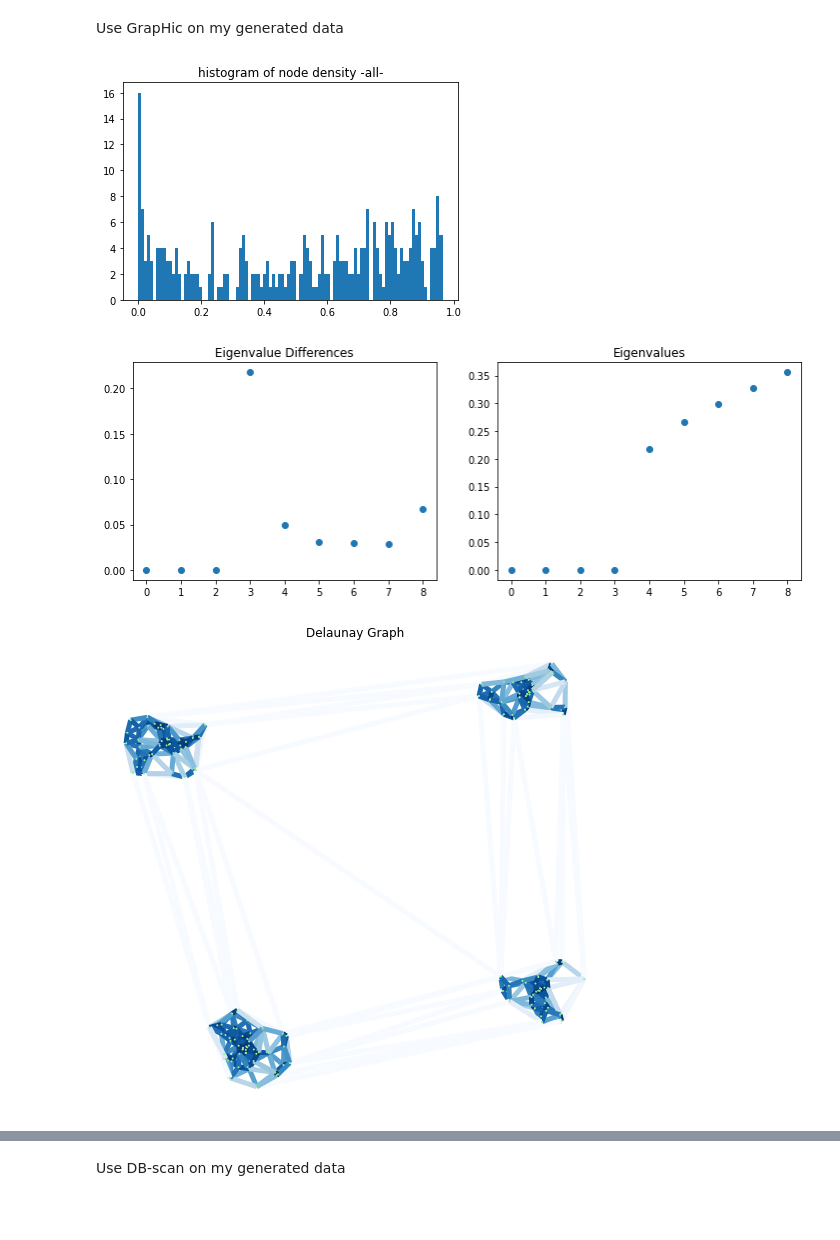
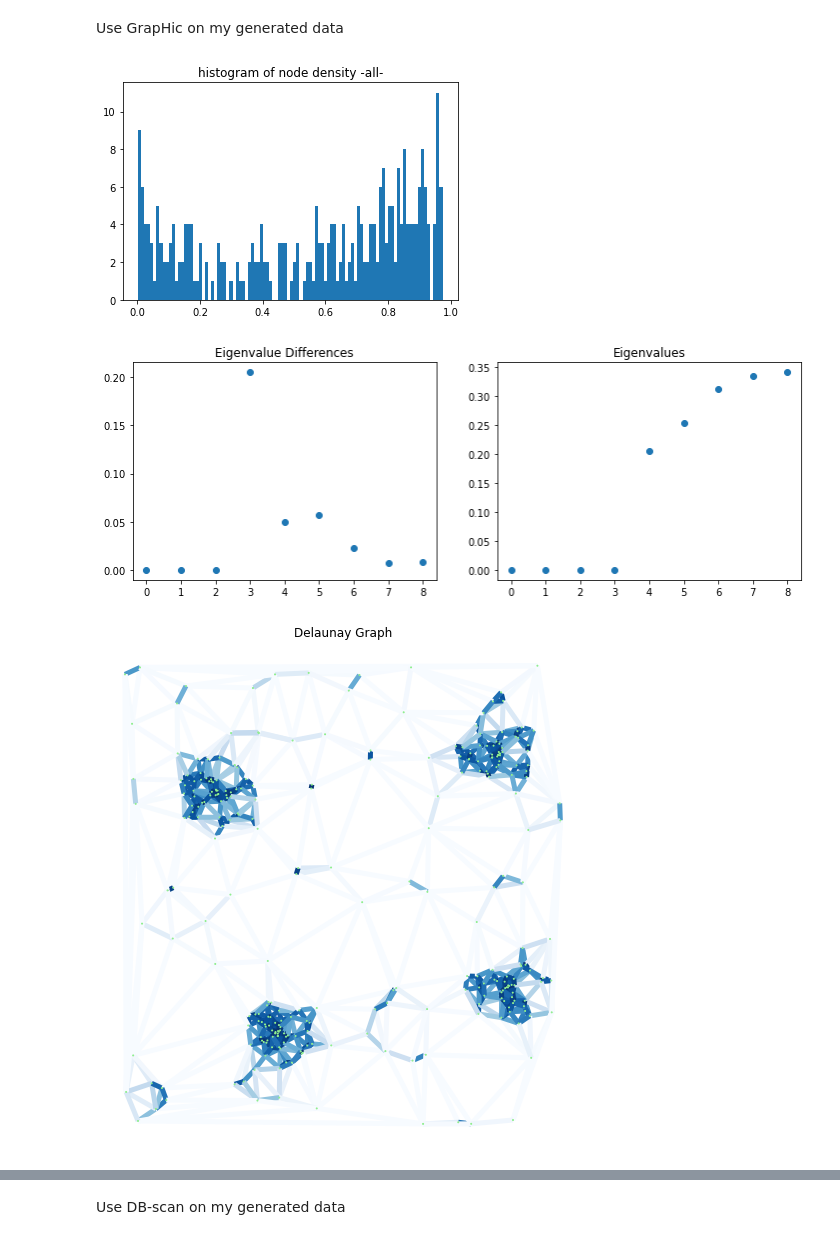
Before and after one commit to ElianaRenzo/pdm, a Jupyter notebook: Codes_exercices/my_toy_example.ipynb, the cells around one changed output, grey strips where cells are left out. Saved outputs shown, nothing was run; the diff lists cells and outputs as text; code cells hidden in the pictures; blank space fills up the shorter version.

Commit message:
Quelques tests. Enlever le denoising. Préparer images pour prés.
Rien d'intéressant. Je fais juste ça pour m'entrainer à sauver sur github et voir si ça marche

```diff
--- a/Codes_exercices/my_toy_example.ipynb
+++ b/Codes_exercices/my_toy_example.ipynb
@@ -80,14 +80,15 @@ plot_points(P1, truelabels * 0, 'Inpute Data', 4)
 # %% [markdown]
 Use GrapHic on my generated data
 # %%
-sigma_s = 6
-density1, noise_points1, not_noise_points1 = denoise(P1, Sigma1, sigma_s, 0.5, 1)
+sigma_s = 7
+density1, noise_points1, not_noise_points1, G0 = denoise(P1, Sigma1, sigma_s, 0.52, 1)
 labels1, G1, k1 = cluster_single_scale(P1, Sigma1, not_noise_points1, sigma_s, 1)
+plot_the_graph(G0, P1, 'Delaunay Graph', 1)
 plot_the_graph(G1, P1[not_noise_points1], 'Delaunay Graph', 1)
 labels1_fid     = labels1
-plot_points(P1, labels1, 'First scale - ' + str(k1) + ' clusters', 0.5)
+plot_points(P1, labels1, 'First scale - ' + str(k1) + ' clusters', 2)
 plot_clusters_with_graph(G1, P1[not_noise_points1], labels1_fid[not_noise_points1], '1st scale clusters with graph', 1)
 # %% [output]
-[figure, old version]
+[figure, new version]
-[figure, old version]
+[figure, new version]
-[figure, old version]
+[figure, new version]
```
Also changed, not shown: parts of 12 cells of this notebook, 1 other file.
